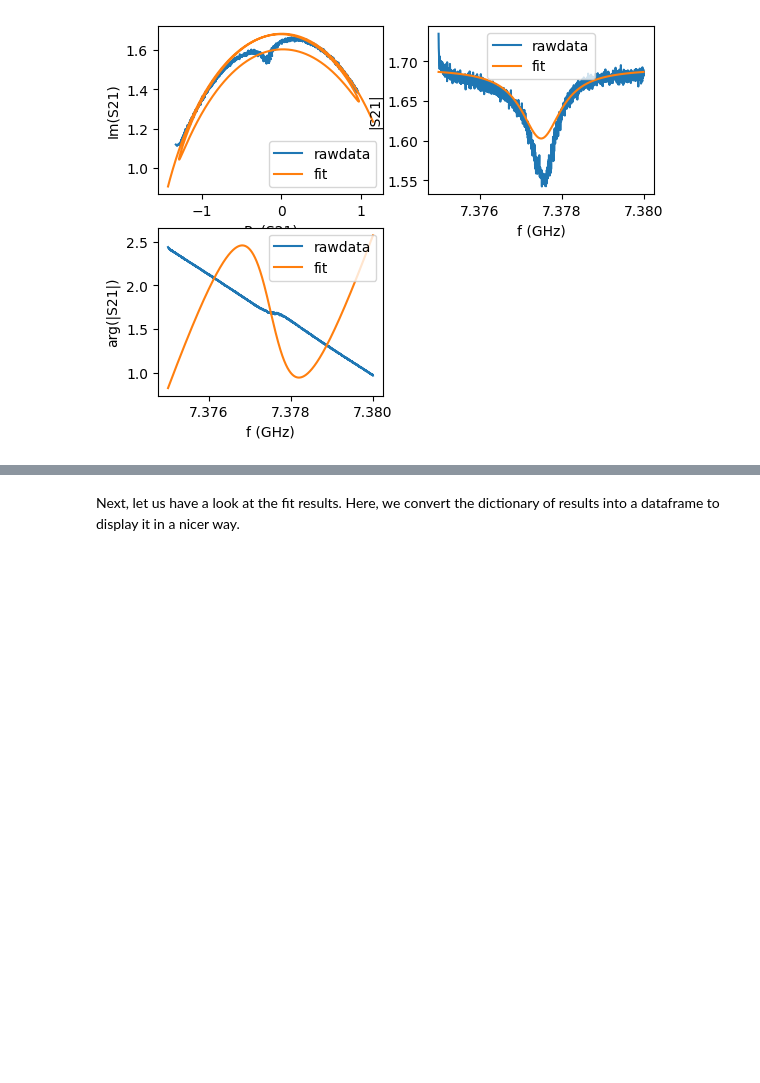
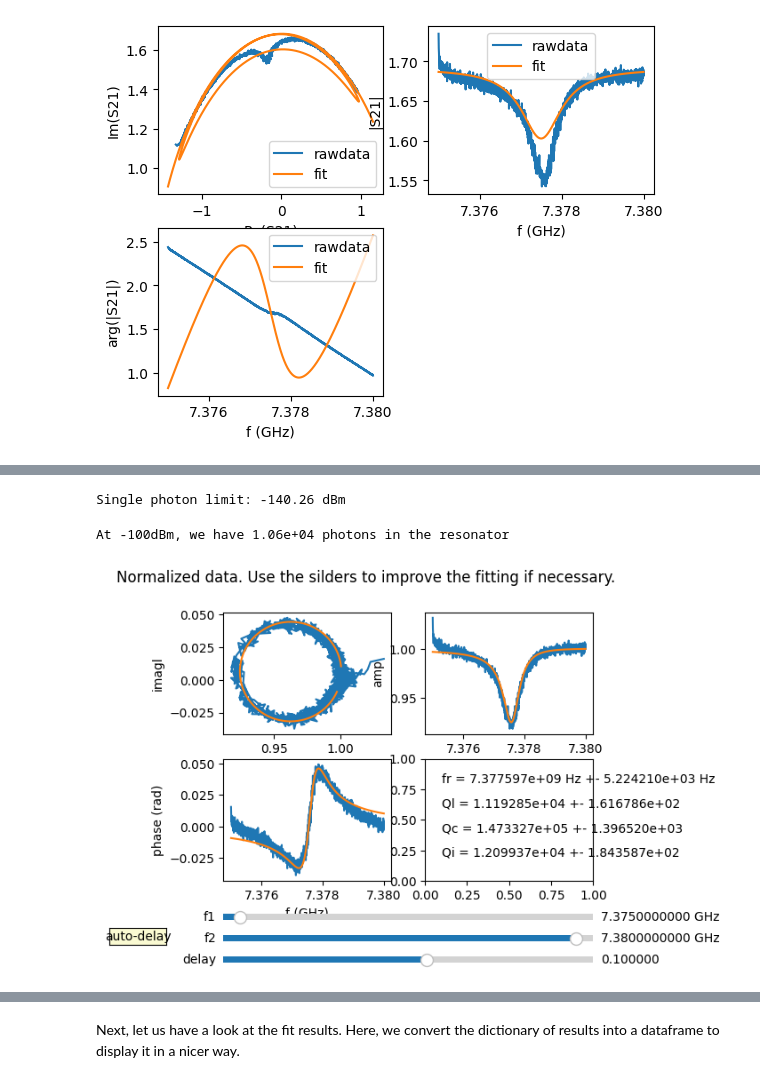
Before and after one commit to c12qe/rf-analysis-tools, a Jupyter notebook: notebook/pandas_circlefit_testv1.ipynb, the cells around one changed output, grey strips where cells are left out. Cells and saved outputs as stored; diff of their text form; code cells hidden in the pictures; blank space fills up the shorter version.

```diff
--- a/notebook/pandas_circlefit_testv1.ipynb
+++ b/notebook/pandas_circlefit_testv1.ipynb
@@ -91,0 +117,11 @@ port2.plotall()
+# %%
+print("Single photon limit: %.2f dBm" % port2.get_single_photon_limit())
+# %% [output]
+Single photon limit: -140.26 dBm
+# %%
+print(
+    "At -100dBm, we have %.2e photons in the resonator"
+    % port2.get_photons_in_resonator(-100)
+)
+# %% [output]
+At -100dBm, we have 1.06e+04 photons in the resonator
@@ -91,0 +136,4 @@ port2.plotall()
+# %%
+port3.GUIfit()
+# %% [output]
+[figure, added]
```
Also changed, not shown: parts of 14 cells of this notebook.
